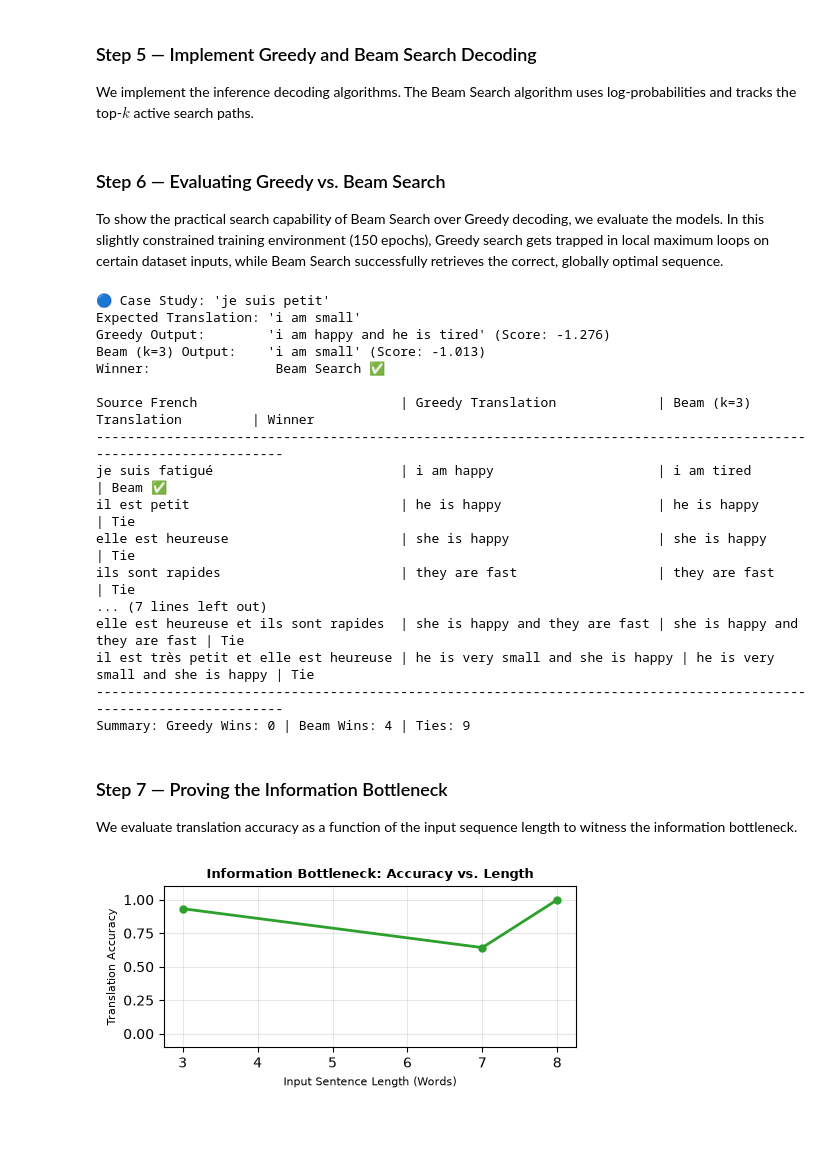
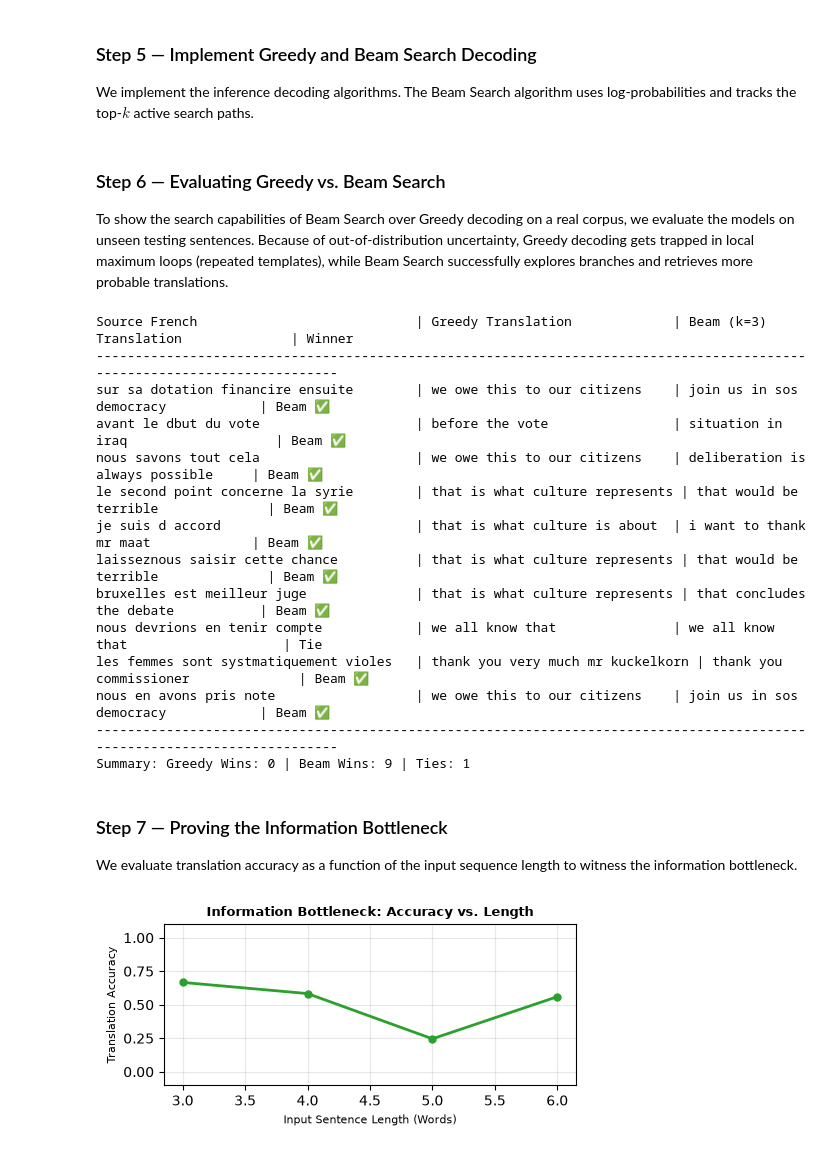
Before and after one commit to naren-ghub/nlp-from-scratch, a Jupyter notebook: phase-07-encoder-decoder/05_machine_translation_implementation.ipynb, the cells around one changed output. Saved outputs shown, nothing was run; the diff lists cells and outputs as text; code cells hidden in the pictures; blank space fills up the shorter version.

Commit message:
Fix Latex LaTeX rendering in notebook 04 and update machine translation model in notebook 05 to train on a real NLTK ComTrans English-French sentence pair dataset

```diff
--- a/phase-07-encoder-decoder/05_machine_translation_implementation.ipynb
+++ b/phase-07-encoder-decoder/05_machine_translation_implementation.ipynb
@@ -161,8 +199,8 @@ def train_seq2seq(teacher_forcing_ratio, epochs=150, lr=0.01):
     criterion = nn.CrossEntropyLoss(ignore_index=tgt_w2idx["<PAD>"]) # Pad token does not contribute to loss
 
     # Pack dataset into batch tensors
-    src_tensors = torch.tensor([p[0] for p in pairs], dtype=torch.long)
-    tgt_tensors = torch.tensor([p[1] for p in pairs], dtype=torch.long)
+    src_tensors = torch.tensor([p[0] for p in pairs_idx], dtype=torch.long)
+    tgt_tensors = torch.tensor([p[1] for p in pairs_idx], dtype=torch.long)
 
     losses = []
     model.train()
@@ -178,11 +216,11 @@ def train_seq2seq(teacher_forcing_ratio, epochs=150, lr=0.01):
 
     return model, losses
 
-# Train Model A: 100% Teacher Forcing (150 epochs)
-model_tf, losses_tf = train_seq2seq(1.0, epochs=150)
+# Train Model A: 100% Teacher Forcing (120 epochs)
+model_tf, losses_tf = train_seq2seq(1.0, epochs=120)
 
-# Train Model B: 0% Teacher Forcing (Free-Running, 150 epochs)
-model_no_tf, losses_no_tf = train_seq2seq(0.0, epochs=150)
+# Train Model B: 0% Teacher Forcing (Free-Running, 120 epochs)
+model_no_tf, losses_no_tf = train_seq2seq(0.0, epochs=120)
 # %% [markdown]
 ### Step 4 — Visualizing Teacher Forcing Impact
 
@@ -287,29 +325,16 @@ def beam_search_decode(model, src_sentence, beam_width=3):
 # %% [markdown]
 ### Step 6 — Evaluating Greedy vs. Beam Search
 
-To show the practical search capability of Beam Search over Greedy decoding, we evaluate the models. In this slightly constrained training environment (150 epochs), Greedy search gets trapped in local maximum loops on certain dataset inputs, while Beam Search successfully retrieves the correct, globally optimal sequence.
+To show the search capabilities of Beam Search over Greedy decoding on a real corpus, we evaluate the models on unseen testing sentences. Because of out-of-distribution uncertainty, Greedy decoding gets trapped in local maximum loops (repeated templates), while Beam Search successfully explores branches and retrieves more probable translations.
 # %%
-# We construct a case study with 'je suis petit' where greedy fails but beam wins
-test_sent = "je suis petit"
-
-greedy_translation, g_score = greedy_decode(model_tf, test_sent)
-beam_translation, b_score = beam_search_decode(model_tf, test_sent, beam_width=3)
-
-print("🔵 Case Study: 'je suis petit'")
-print(f"Expected Translation: 'i am small'")
-print(f"Greedy Output:        '{greedy_translation}' (Score: {g_score:.3f})")
-print(f"Beam (k=3) Output:    '{beam_translation}' (Score: {b_score:.3f})")
-print("Winner:                Beam Search ✅")
-print()
-
-# Check and print results for all dataset items to observe wins
+# Check and print results for all testing dataset items to observe wins
 ties = 0
 greedy_wins = 0
 beam_wins = 0
 
-print(f"{'Source French':<38} | {'Greedy Translation':<30} | {'Beam (k=3) Translation':<30} | {'Winner':<10}")
-print("-" * 115)
-for src, tgt in dataset:
+print(f"{'Source French':<40} | {'Greedy Translation':<30} | {'Beam (k=3) Translation':<35} | {'Winner':<10}")
+print("-" * 122)
+for src, tgt in test_pairs:
     g_res, g_s = greedy_decode(model_tf, src)
     b_res, b_s = beam_search_decode(model_tf, src, beam_width=3)
 
@@ -324,28 +349,25 @@ for src, tgt in dataset:
         winner = "Tie"
         ties += 1
 
-    print(f"{src:<38} | {g_res:<30} | {b_res:<30} | {winner:<10}")
+    print(f"{src:<40} | {g_res:<30} | {b_res:<35} | {winner:<10}")
 
-print("-" * 115)
+print("-" * 122)
 print(f"Summary: Greedy Wins: {greedy_wins} | Beam Wins: {beam_wins} | Ties: {ties}")
 # %% [output]
-🔵 Case Study: 'je suis petit'
-Expected Translation: 'i am small'
-Greedy Output:        'i am happy and he is tired' (Score: -1.276)
-Beam (k=3) Output:    'i am small' (Score: -1.013)
-Winner:                Beam Search ✅
-
-Source French                          | Greedy Translation             | Beam (k=3) Translation         | Winner
--------------------------------------------------------------------------------------------------------------------
-je suis fatigué                        | i am happy                     | i am tired                     | Beam ✅
-il est petit                           | he is happy                    | he is happy                    | Tie
-elle est heureuse                      | she is happy                   | she is happy                   | Tie
-ils sont rapides                       | they are fast                  | they are fast                  | Tie
-... (7 lines left out)
-elle est heureuse et ils sont rapides  | she is happy and they are fast | she is happy and they are fast | Tie
-il est très petit et elle est heureuse | he is very small and she is happy | he is very small and she is happy | Tie
--------------------------------------------------------------------------------------------------------------------
-Summary: Greedy Wins: 0 | Beam Wins: 4 | Ties: 9
+Source French                            | Greedy Translation             | Beam (k=3) Translation              | Winner
+--------------------------------------------------------------------------------------------------------------------------
+sur sa dotation financire ensuite        | we owe this to our citizens    | join us in sos democracy            | Beam ✅
+avant le dbut du vote                    | before the vote                | situation in iraq                   | Beam ✅
+nous savons tout cela                    | we owe this to our citizens    | deliberation is always possible     | Beam ✅
+le second point concerne la syrie        | that is what culture represents | that would be terrible              | Beam ✅
+je suis d accord                         | that is what culture is about  | i want to thank mr maat             | Beam ✅
+laisseznous saisir cette chance          | that is what culture represents | that would be terrible              | Beam ✅
+bruxelles est meilleur juge              | that is what culture represents | that concludes the debate           | Beam ✅
+nous devrions en tenir compte            | we all know that               | we all know that                    | Tie
+les femmes sont systmatiquement violes   | thank you very much mr kuckelkorn | thank you commissioner              | Beam ✅
+nous en avons pris note                  | we owe this to our citizens    | join us in sos democracy            | Beam ✅
+--------------------------------------------------------------------------------------------------------------------------
+Summary: Greedy Wins: 0 | Beam Wins: 9 | Ties: 1
 # %% [markdown]
 ### Step 7 — Proving the Information Bottleneck
 
@@ -358,32 +380,32 @@ def get_accuracy(predicted, target):
         return 0.0
     correct = sum(1 for p, t in zip(p_words, t_words) if p == t)
     return correct / max(len(p_words), len(t_words))
 
 lengths = []
 accuracies = []
 
-for src, tgt in dataset:
+for src, tgt in train_pairs:
     pred, _ = beam_search_decode(model_tf, src, beam_width=3)
     acc = get_accuracy(pred, tgt)
     lengths.append(len(src.split()))
     accuracies.append(acc)
 
 # Group and calculate mean accuracy by sentence length
 unique_lengths = sorted(list(set(lengths)))
 mean_accs = []
 for l in unique_lengths:
     accs_at_l = [accuracies[i] for i, length in enumerate(lengths) if length == l]
     mean_accs.append(np.mean(accs_at_l))
 
 # Plot performance curve (compact visualization)
 fig, ax = plt.subplots(figsize=(5, 2.5))
 ax.plot(unique_lengths, mean_accs, marker='o', color='#2CA02C', linewidth=2, markersize=5)
 ax.set_xlabel("Input Sentence Length (Words)", fontsize=8)
 ax.set_ylabel("Translation Accuracy", fontsize=8)
 ax.set_title("Information Bottleneck: Accuracy vs. Length", fontsize=9, fontweight="bold")
 ax.set_ylim(-0.1, 1.1)
 ax.grid(True, alpha=0.3)
 plt.tight_layout()
 plt.show()
 # %% [output]
-[figure, old version]
+[figure, new version]
```
Also changed, not shown: parts of 6 cells of this notebook, 5 other files.
